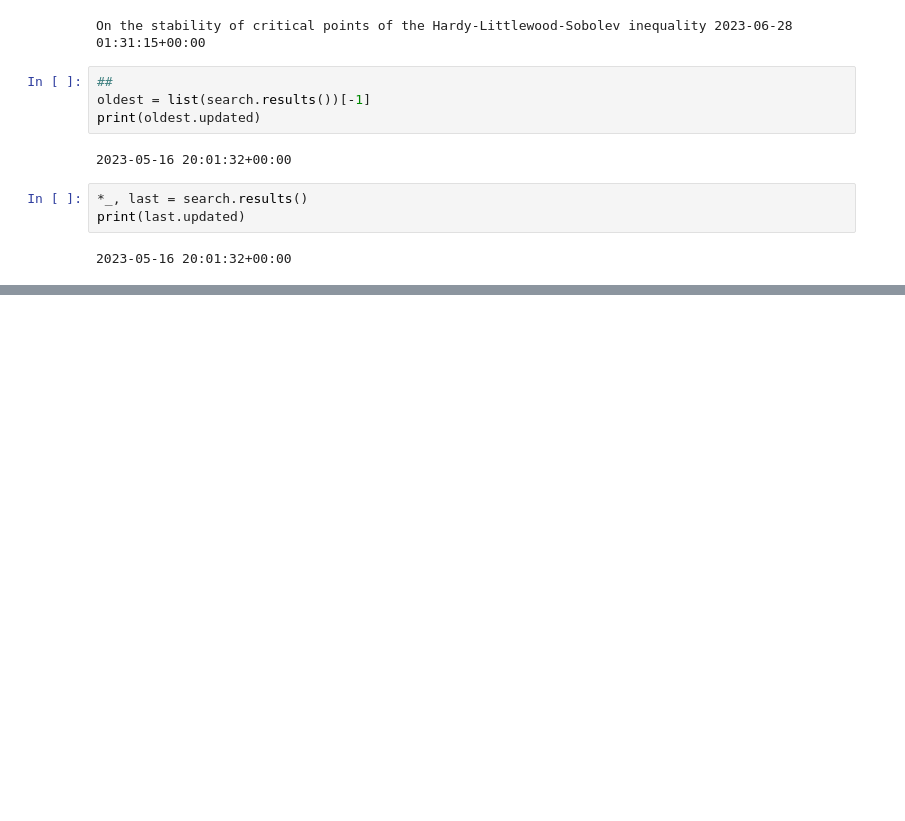
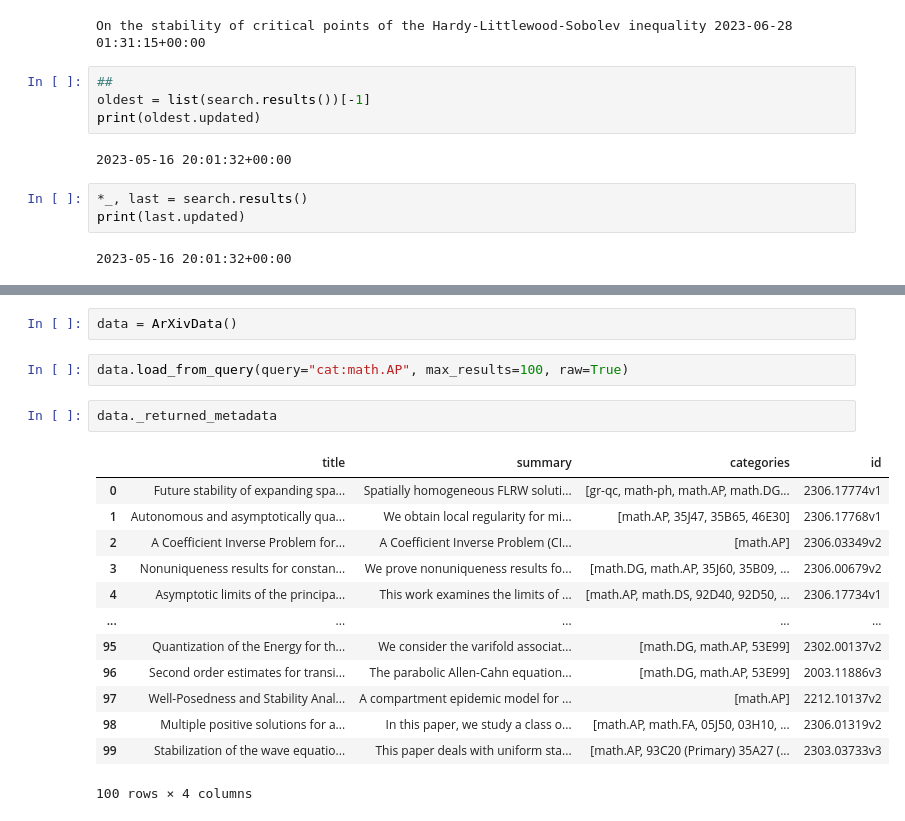
Before and after one commit to Michael-Geis/Fritz, a Jupyter notebook: collection.ipynb, the cells around one changed output, grey strips where cells are left out. Saved outputs shown, nothing was run; the diff lists cells and outputs as text; blank space fills up the shorter version.

```diff
--- a/collection.ipynb
+++ b/collection.ipynb
@@ -670,0 +690,20 @@ print(last.updated)
+# %%
+data = ArXivData()
+# %%
+data.load_from_query(query="cat:math.AP", max_results=100, raw=True)
+# %%
+data._returned_metadata
+# %% [output]
+|  | title | summary | categories | id |
+| 0 | Future stability of expanding spa... | Spatially homogeneous FLRW soluti... | [gr-qc, math-ph, math.AP, math.DG... | 2306.17774v1 |
+| 1 | Autonomous and asymptotically qua... | We obtain local regularity for mi... | [math.AP, 35J47, 35B65, 46E30] | 2306.17768v1 |
+| 2 | A Coefficient Inverse Problem for... | A Coefficient Inverse Problem (CI... | [math.AP] | 2306.03349v2 |
+| 3 | Nonuniqueness results for constan... | We prove nonuniqueness results fo... | [math.DG, math.AP, 35J60, 35B09, ... | 2306.00679v2 |
+| 4 | Asymptotic limits of the principa... | This work examines the limits of ... | [math.AP, math.DS, 92D40, 92D50, ... | 2306.17734v1 |
+| ... | ... | ... | ... | ... |
+| 95 | Quantization of the Energy for th... | We consider the varifold associat... | [math.DG, math.AP, 53E99] | 2302.00137v2 |
+| 96 | Second order estimates for transi... | The parabolic Allen-Cahn equation... | [math.DG, math.AP, 53E99] | 2003.11886v3 |
+| 97 | Well-Posedness and Stability Anal... | A compartment epidemic model for ... | [math.AP] | 2212.10137v2 |
+| 98 | Multiple positive solutions for a... | In this paper, we study a class o... | [math.AP, math.FA, 05J50, 03H10, ... | 2306.01319v2 |
+| 99 | Stabilization of the wave equatio... | This paper deals with uniform sta... | [math.AP, 93C20 (Primary) 35A27 (... | 2303.03733v3 |
+100 rows × 4 columns
```
Also changed, not shown: parts of 38 cells of this notebook, 2 other files.
